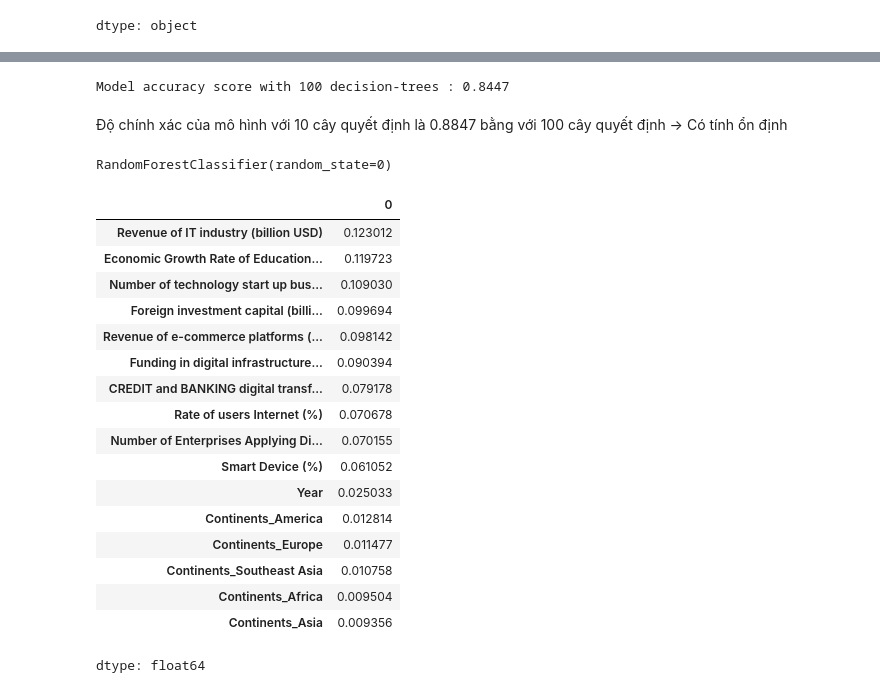
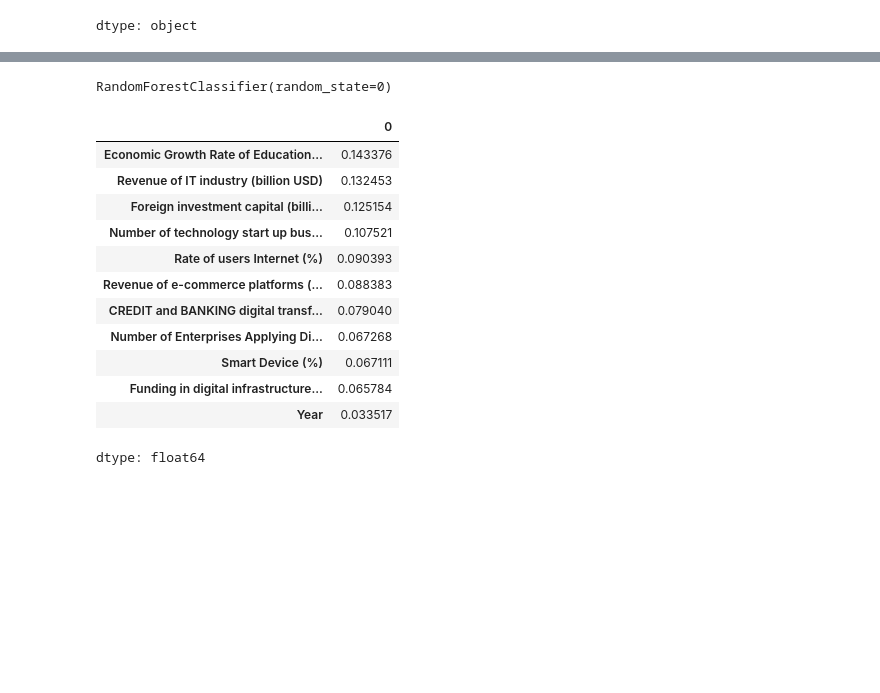
Before and after one commit to TheViet298/train_data_ttcs, a Jupyter notebook: ttcs1.ipynb, the cells around one changed output, grey strips where cells are left out. Saved outputs shown, nothing was run; the diff lists cells and outputs as text; code cells hidden in the pictures; blank space fills up the shorter version.

Commit message:
Update RandomForest

```diff
--- a/ttcs1.ipynb
+++ b/ttcs1.ipynb
@@ -271,8 +216,0 @@ Model accuracy score with 10 decision-trees : 0.8447
-# %%
-# Loại bỏ khoảng trắng, thay dấy , -> .
-X_train = X_train.apply(lambda x: x.str.strip() if x.dtype == "object" else x)
-X_test = X_test.apply(lambda x: x.str.strip() if x.dtype == "object" else x)
-
-# Chuyển string -> float
-X_train = X_train.apply(lambda x: x.str.replace(',', '').astype(float) if x.dtype == "object" else x)
-X_test = X_test.apply(lambda x: x.str.replace(',', '').astype(float) if x.dtype == "object" else x)
@@ -280,0 +290,10 @@ X_test = X_test.apply(lambda x: x.str.replace(',', '').astype(float) if x.dtype
+# %%
+# Random Forest Classifier model with all parameter n_estimators=100
+clf_all_features = RandomForestClassifier(n_estimators=100, random_state=0)
+clf_all_features.fit(X_train_continent, y_train_continent)
+
+# Dự đoán trên tập kiểm tra và tính độ chính xác
+y_pred_all_features = clf_all_features.predict(X_test_continent)
+accuracy_all_features = accuracy_score(y_test_continent, y_pred_all_features)
+
+print(f"Accuracy of the model with all features: {accuracy_all_features:.4f}")
@@ -349,55 +316,30 @@ Model accuracy score with 10 decision-trees : 0.8447
 # %%
-# instantiate the classifier with n_estimators = 100
+# create the classifier with n_estimators = 100
 
-rfc_100 = RandomForestClassifier(n_estimators=100, random_state=0)
+clf = RandomForestClassifier(n_estimators=100, random_state=0)
 
 # fit the model to the training set
 
-rfc_100.fit(X_train, y_train)
-
-# Predict on the test set results
-
-y_pred_100 = rfc_100.predict(X_test)
-
-# Check accuracy score
-
-print('Model accuracy score with 100 decision-trees : {0:0.4f}'. format(accuracy_score(y_test, y_pred_100)))
+clf.fit(X_train_continent, y_train_continent)
 # %% [output]
-Model accuracy score with 100 decision-trees : 0.8447
+RandomForestClassifier(random_state=0)
-# %% [markdown]
-Độ chính xác của mô hình với 10 cây quyết định là 0.8847 bằng với 100 cây quyết định -> Có tính ổn định
-# %%
-# create the classifier with n_estimators = 100
-
-clf = RandomForestClassifier(n_estimators=100, random_state=0)
-
-# fit the model to the training set
-
-clf.fit(X_train, y_train)
-# %% [output]
-RandomForestClassifier(random_state=0)
 # %%
 # view the feature scores
 
-feature_scores = pd.Series(clf.feature_importances_, index=X_train.columns).sort_values(ascending=False)
+feature_scores = pd.Series(clf.feature_importances_, index=X_train_continent.columns).sort_values(ascending=False)
 
 feature_scores
 # %% [output]
 |  | 0 |
-| Revenue of IT industry (billion USD) | 0.123012 |
-| Economic Growth Rate of Education... | 0.119723 |
-| Number of technology start up bus... | 0.109030 |
-| Foreign investment capital (billi... | 0.099694 |
-| Revenue of e-commerce platforms (... | 0.098142 |
-| Funding in digital infrastructure... | 0.090394 |
-| CREDIT and BANKING digital transf... | 0.079178 |
-| Rate of users Internet (%) | 0.070678 |
-| Number of Enterprises Applying Di... | 0.070155 |
-| Smart Device (%) | 0.061052 |
-| Year | 0.025033 |
-| Continents_America | 0.012814 |
-| Continents_Europe | 0.011477 |
-| Continents_Southeast Asia | 0.010758 |
-| Continents_Africa | 0.009504 |
-| Continents_Asia | 0.009356 |
+| Economic Growth Rate of Education... | 0.143376 |
+| Revenue of IT industry (billion USD) | 0.132453 |
+| Foreign investment capital (billi... | 0.125154 |
+| Number of technology start up bus... | 0.107521 |
+| Rate of users Internet (%) | 0.090393 |
+| Revenue of e-commerce platforms (... | 0.088383 |
+| CREDIT and BANKING digital transf... | 0.079040 |
+| Number of Enterprises Applying Di... | 0.067268 |
+| Smart Device (%) | 0.067111 |
+| Funding in digital infrastructure... | 0.065784 |
+| Year | 0.033517 |
 dtype: float64
```
Also changed, not shown: parts of 34 cells of this notebook.
